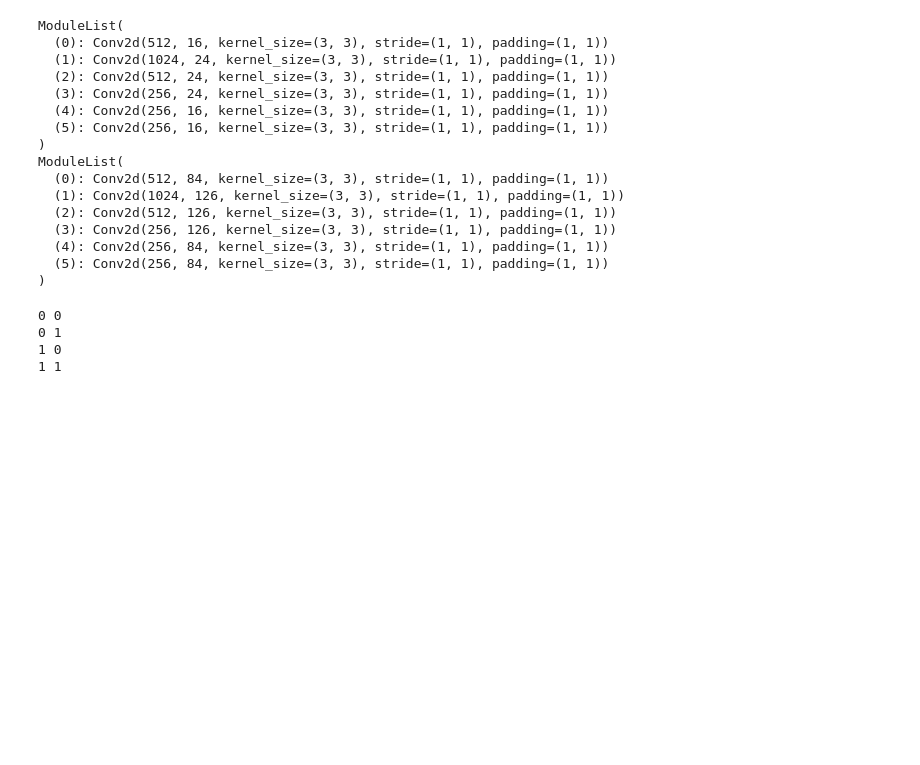
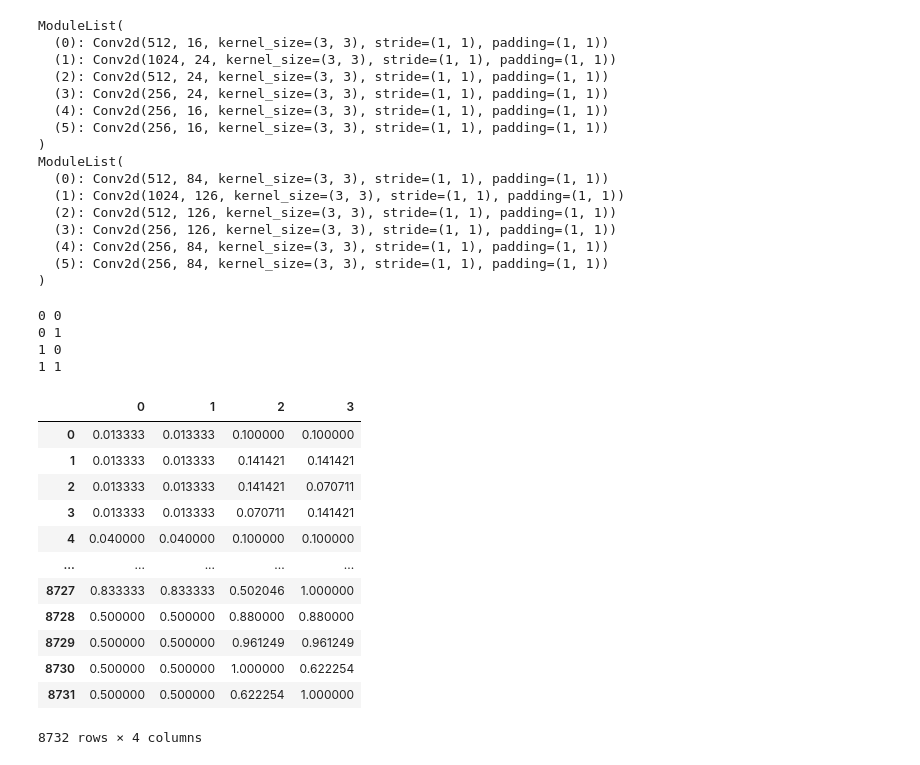
Before and after one commit to kazukim10/Code_Scrach, a Jupyter notebook: SSD/SSD_pytorch.ipynb, the cells around one changed output. Drawn from its saved outputs; the diff is of its cells as text; code cells hidden in the pictures; blank space fills up the shorter version.

```diff
--- a/SSD/SSD_pytorch.ipynb
+++ b/SSD/SSD_pytorch.ipynb
@@ -487,0 +514,72 @@ class DBox(object):
+# %%
+# デフォルトボックスを出力するクラス
+class DBox(object):
+    def __init__(self, cfg):
+        super(DBox, self).__init__()
+
+        self.image_size = cfg['input_size']
+        self.feature_maps = cfg['feature_maps']
+        self.num_priors = len(cfg['feature_maps'])
+        self.steps = cfg['steps']
+        self.min_sizes = cfg['min_sizes']
+        self.max_sizes = cfg['max_sizes']
+        self.aspect_ratios = cfg['aspect_ratios']
+
+    def make_dbox_list(self,):
+
+        mean = []
+        for k,f in enumerate(self.feature_maps):
+            for i,j in itertools.product(range(f),repeat=2):
+
+                # 特徴量の画像サイズ
+                f_k = self.image_size/self.steps[k]
+                # DBoxの中心座標cx,cy(正規化)
+                cx = (j+0.5)/f_k
+                cy = (j+0.5)/f_k
+
+                # DBox(アスペクト比が小さい)
+                s_k = self.min_sizes[k]/self.image_size
+                mean += [cx, cy, s_k, s_k]
+
+                # DBox(アスペクト比が大きい)
+                s_k_p = np.sqrt(s_k*(self.max_sizes[k]/self.image_size))
+                mean += [cx, cy, s_k_p, s_k_p]
+
+                # DBox（その他のアスペクト比）
+                for ar in self.aspect_ratios[k]:
+                    mean += [cx, cy, s_k*np.sqrt(ar), s_k/np.sqrt(ar)]
+                    mean += [cx, cy, s_k/np.sqrt(ar), s_k*np.sqrt(ar)]
+
+        output = torch.Tensor(mean).view(-1,4)
+        output.clamp_(max=1,min=0) # min-max scaled
+
+        return output
+
+# 動作チェック
+ssd_cfg = {'num_classes':21, 'input_size':300,
+           'bbox_aspect_num':[4,6,6,6,4,4],
+           'feature_maps':[38,19,10,5,3,1],
+           'steps':[8,16,32,64,100,300],
+           'min_sizes':[30,60,111,162,213,264],
+           'max_sizes':[60,111,162,213,264,315],
+           'aspect_ratios':[[2],[2,3],[2,3],[2,3],[2],[2]],
+           }
+
+dbox = DBox(ssd_cfg)
+dbox_list = dbox.make_dbox_list()
+
+pd.DataFrame(dbox_list.numpy())
+# %% [output]
+|  | 0 | 1 | 2 | 3 |
+| 0 | 0.013333 | 0.013333 | 0.100000 | 0.100000 |
+| 1 | 0.013333 | 0.013333 | 0.141421 | 0.141421 |
+| 2 | 0.013333 | 0.013333 | 0.141421 | 0.070711 |
+| 3 | 0.013333 | 0.013333 | 0.070711 | 0.141421 |
+| 4 | 0.040000 | 0.040000 | 0.100000 | 0.100000 |
+| ... | ... | ... | ... | ... |
+| 8727 | 0.833333 | 0.833333 | 0.502046 | 1.000000 |
+| 8728 | 0.500000 | 0.500000 | 0.880000 | 0.880000 |
+| 8729 | 0.500000 | 0.500000 | 0.961249 | 0.961249 |
+| 8730 | 0.500000 | 0.500000 | 1.000000 | 0.622254 |
+| 8731 | 0.500000 | 0.500000 | 0.622254 | 1.000000 |
+8732 rows × 4 columns
```
Also changed, not shown: parts of 9 cells of this notebook.
